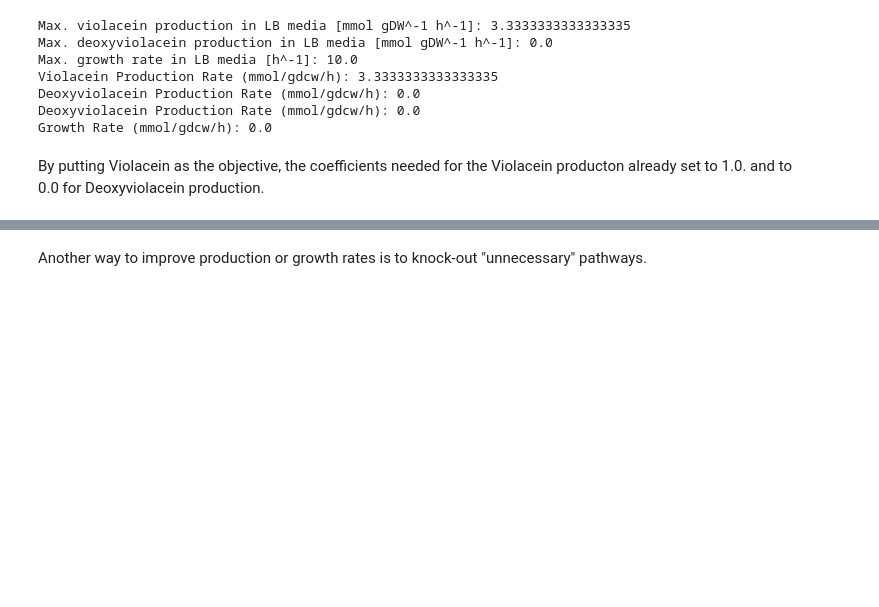
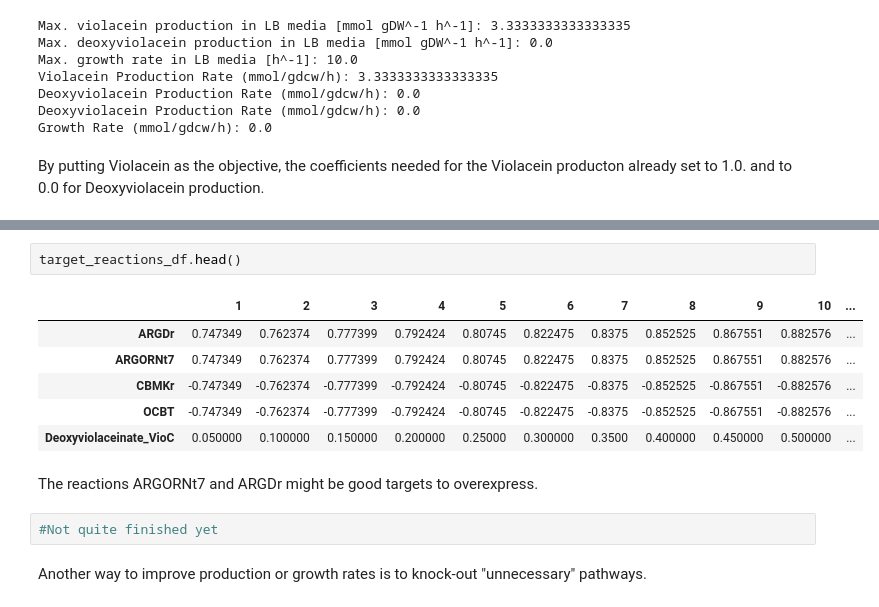
Before and after one commit to 27410/group-assignment-2021-group_1_vibrio_natriegens_2021, a Jupyter notebook: Optimizations_and_Knockouts.ipynb, the cells around one changed output, grey strips where cells are left out. Saved outputs shown, nothing was run; the diff lists cells and outputs as text; blank space fills up the shorter version.

```diff
--- a/Optimizations_and_Knockouts.ipynb
+++ b/Optimizations_and_Knockouts.ipynb
@@ -125,3 +160,16 @@ To enhance Vio_D even more another method has to be used. (Still in progress)
+# %%
+target_reactions_df.head()
+# %% [output]
+|  | 1 | 2 | 3 | 4 | 5 | 6 | 7 | 8 | 9 | 10 | ... |
+| ARGDr | 0.747349 | 0.762374 | 0.777399 | 0.792424 | 0.80745 | 0.822475 | 0.8375 | 0.852525 | 0.867551 | 0.882576 | ... |
+| ARGORNt7 | 0.747349 | 0.762374 | 0.777399 | 0.792424 | 0.80745 | 0.822475 | 0.8375 | 0.852525 | 0.867551 | 0.882576 | ... |
+| CBMKr | -0.747349 | -0.762374 | -0.777399 | -0.792424 | -0.80745 | -0.822475 | -0.8375 | -0.852525 | -0.867551 | -0.882576 | ... |
+| OCBT | -0.747349 | -0.762374 | -0.777399 | -0.792424 | -0.80745 | -0.822475 | -0.8375 | -0.852525 | -0.867551 | -0.882576 | ... |
+| Deoxyviolaceinate_VioC | 0.050000 | 0.100000 | 0.150000 | 0.200000 | 0.25000 | 0.300000 | 0.3500 | 0.400000 | 0.450000 | 0.500000 | ... |
+# %% [markdown]
+The reactions ARGORNt7 and ARGDr might be good targets to overexpress.
+# %%
+#Not quite finished yet
 # %% [markdown]
 Another way to improve production or growth rates is to knock-out "unnecessary" pathways.
 # %%
```
Also changed, not shown: parts of 5 cells of this notebook, 1 other file.
